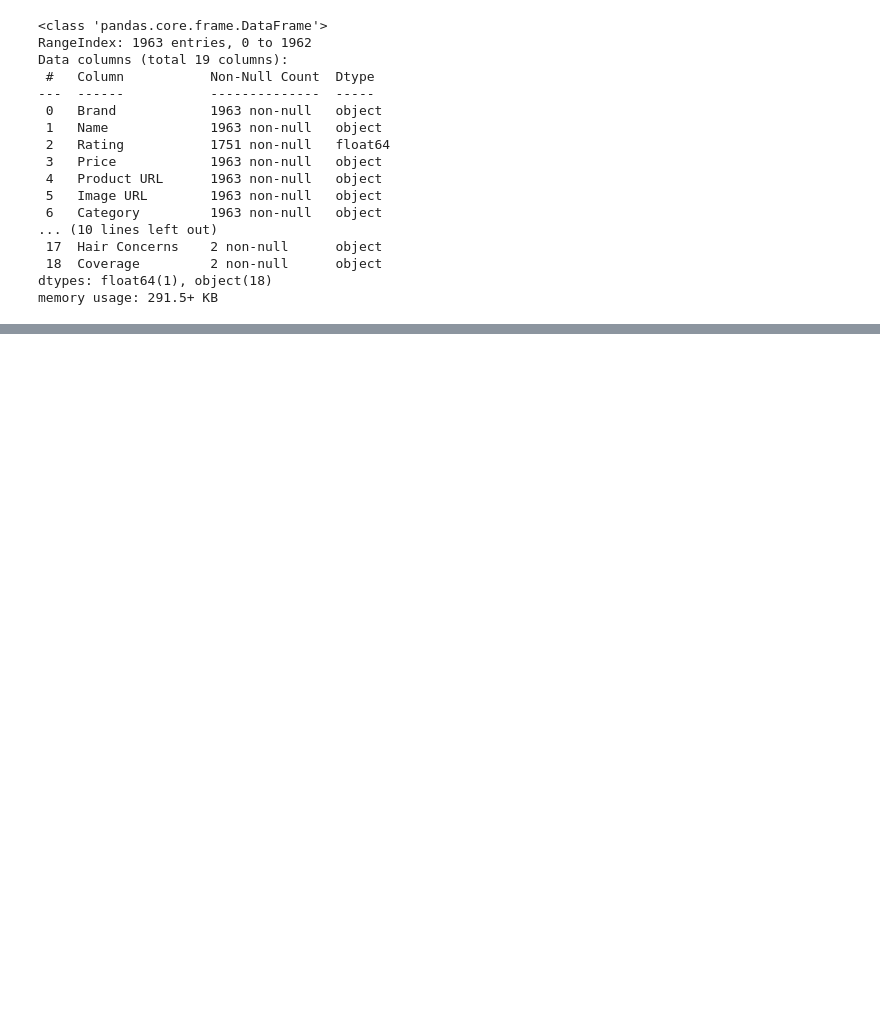
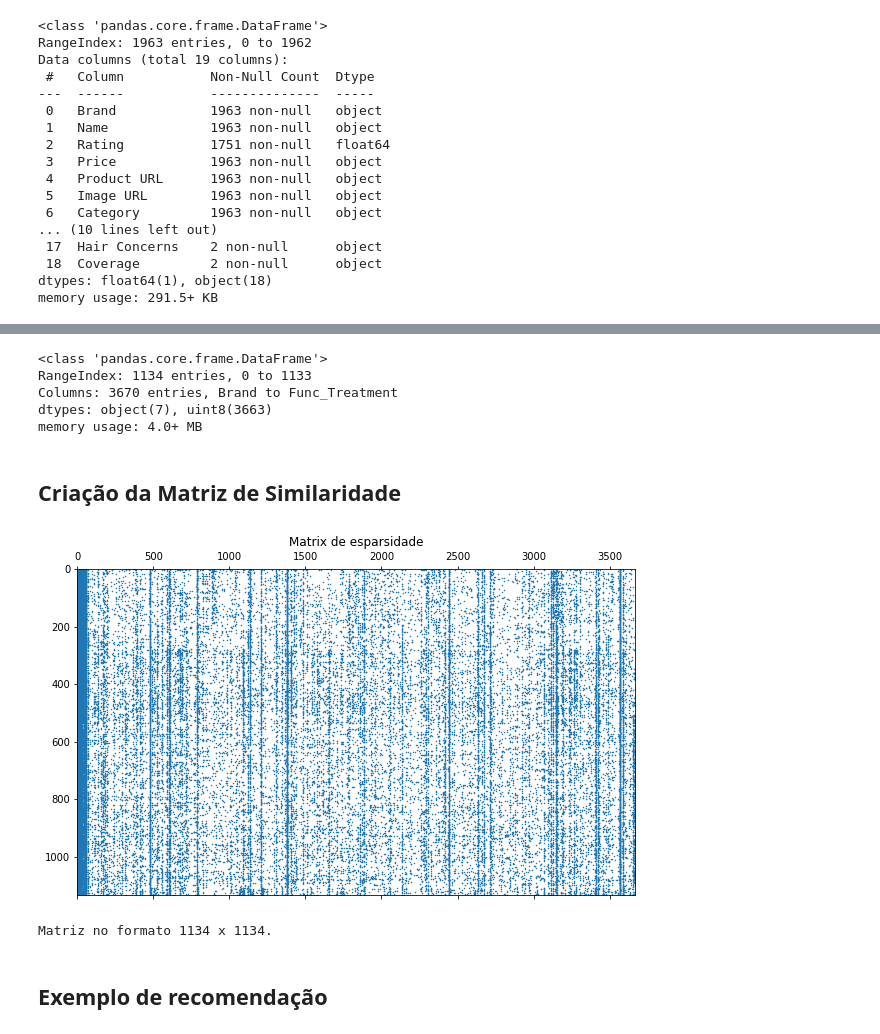
Before and after one commit to lucas-hara/algoritmo-recomendacao-skincare-TCC, a Jupyter notebook: 03 Notebook e datasets gerados/Algoritmo de Recomendação.ipynb, the cells around one changed output, grey strips where cells are left out. Drawn from its saved outputs; the diff is of its cells as text; code cells hidden in the pictures; blank space fills up the shorter version.

```diff
--- a/03 Notebook e datasets gerados/Algoritmo de Recomendação.ipynb
+++ b/03 Notebook e datasets gerados/Algoritmo de Recomendação.ipynb
@@ -59,0 +153,3 @@ ValueError: Mime type rendering requires nbformat>=4.2.0 but it is not installed
+# %%
+# Remoção dos produtos que não possuem ingredientes
+df = df.dropna(subset=['Ingredients'])
@@ -59,0 +266,5 @@ ValueError: Mime type rendering requires nbformat>=4.2.0 but it is not installed
+# %%
+# Remove os espaços dos ingredientes
+df['Ingredients'] = df['Ingredients'].map(
+    lambda x: [item.replace(" ", "") for item in x]
+)
@@ -59,0 +313,3 @@ ValueError: Mime type rendering requires nbformat>=4.2.0 but it is not installed
+# %%
+# Substituição dos valores nulos de classificação por "Sem Classificação"
+df['Rating'] = df['Rating'].fillna("Sem Classificação")
@@ -59,0 +318,19 @@ ValueError: Mime type rendering requires nbformat>=4.2.0 but it is not installed
+# %%
+# Processo de one-hot-enconding
+
+# Define as colunas que serão explodidas
+exploding_cols = ['Category', 'Skin Type', 'Skin Concerns', 'Formulation', 'Skincare By Age', 'Ingredients', 'Function']
+
+# Reseta os índices do dataframe original e cria o dataframe explodido (df_ohe)
+df = df.reset_index(drop=True)
+df_ohe = df.copy()
+
+# Explosão da matriz
+for col in exploding_cols:
+    expld_df = df_ohe.explode(col)[col]
+    expld_df = expld_df.apply(lambda x: None if x=='' else x)
+    expld_df = pd.get_dummies(expld_df, columns=[col], prefix="".join([text[:4] for text in col.split(' ')]))
+    pvt_table = expld_df.pivot_table(index=expld_df.index, aggfunc=sum)
+    df_ohe = pd.concat([df_ohe, pvt_table], axis=1).drop(col, axis=1)
+
+df_ohe.sample(1)
@@ -59,0 +341,30 @@ ValueError: Mime type rendering requires nbformat>=4.2.0 but it is not installed
+# %%
+df_ohe.info()
+# %% [output]
+<class 'pandas.core.frame.DataFrame'>
+RangeIndex: 1134 entries, 0 to 1133
+Columns: 3670 entries, Brand to Func_Treatment
+dtypes: object(7), uint8(3663)
+memory usage: 4.0+ MB
+# %% [markdown]
+## Criação da Matriz de Similaridade
+# %%
+# Análise da esparsidade da matriz
+fig = plt.figure(figsize=(10,6))
+ax = fig.add_subplot(111)
+
+ax.spy(df_ohe.applymap(bool), markersize=0.5)
+ax.set_aspect('auto')
+plt.title("Matrix de esparsidade")
+plt.show()
+# %% [output]
+[figure, added]
+# %%
+# Criação da matriz de similaridade (sim_matrix)
+sim_matrix = cosine_similarity(df_ohe[df_ohe.columns[7:]])
+
+print(f"Matriz no formato {sim_matrix.shape[0]} x {sim_matrix.shape[1]}.")
+# %% [output]
+Matriz no formato 1134 x 1134.
+# %% [markdown]
+## Exemplo de recomendação
```
Also changed, not shown: parts of 29 cells of this notebook, 3 other files.
